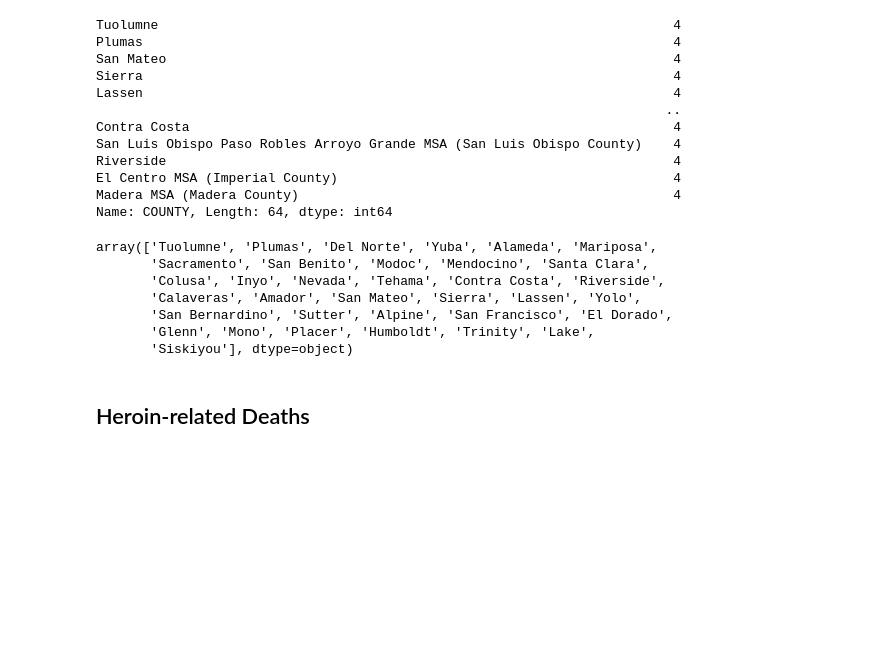
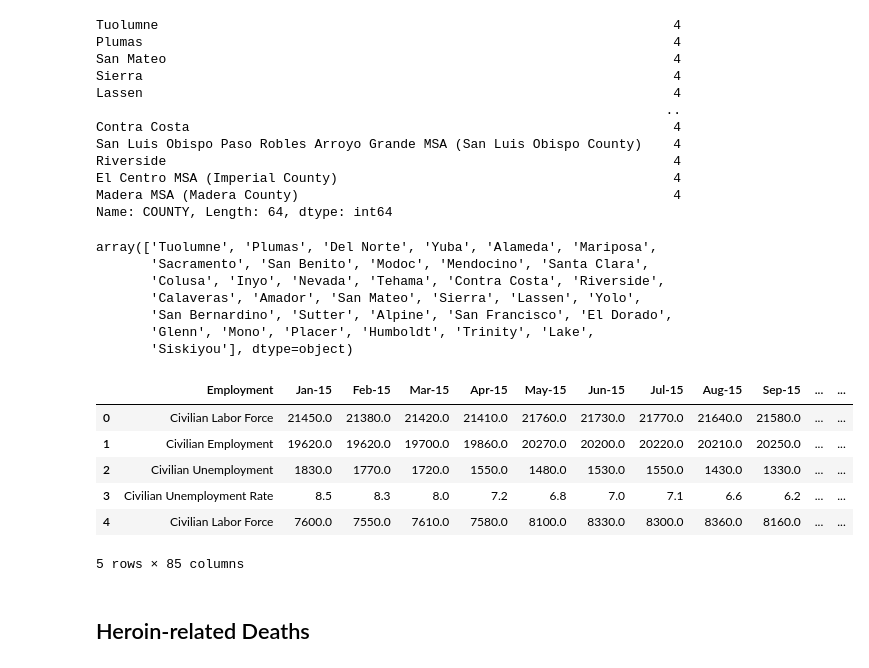
Before and after one commit to mellanyquiroz/DS4A-Team-69-Project, a Jupyter notebook: exploratory data analysis/Data merging.ipynb, the cells around one changed output. Saved outputs shown, nothing was run; the diff lists cells and outputs as text; code cells hidden in the pictures; blank space fills up the shorter version.

Commit message:
clean employment data by county

```diff
--- a/exploratory data analysis/Data merging.ipynb
+++ b/exploratory data analysis/Data merging.ipynb
@@ -140,5 +140,17 @@ array(['Tuolumne', 'Plumas', 'Del Norte', 'Yuba', 'Alameda', 'Mariposa',
        'San Bernardino', 'Sutter', 'Alpine', 'San Francisco', 'El Dorado',
        'Glenn', 'Mono', 'Placer', 'Humboldt', 'Trinity', 'Lake',
        'Siskiyou'], dtype=object)
+# %%
+# Remove columns
+county_employment_cleaned = county_employment_cleaned.drop(columns=["Unnamed: 0","to_delete"])
+county_employment_cleaned.head()
+# %% [output]
+|  | Employment | Jan-15 | Feb-15 | Mar-15 | Apr-15 | May-15 | Jun-15 | Jul-15 | Aug-15 | Sep-15 | ... | ... |
+| 0 | Civilian Labor Force | 21450.0 | 21380.0 | 21420.0 | 21410.0 | 21760.0 | 21730.0 | 21770.0 | 21640.0 | 21580.0 | ... | ... |
+| 1 | Civilian Employment | 19620.0 | 19620.0 | 19700.0 | 19860.0 | 20270.0 | 20200.0 | 20220.0 | 20210.0 | 20250.0 | ... | ... |
+| 2 | Civilian Unemployment | 1830.0 | 1770.0 | 1720.0 | 1550.0 | 1480.0 | 1530.0 | 1550.0 | 1430.0 | 1330.0 | ... | ... |
+| 3 | Civilian Unemployment Rate | 8.5 | 8.3 | 8.0 | 7.2 | 6.8 | 7.0 | 7.1 | 6.6 | 6.2 | ... | ... |
+| 4 | Civilian Labor Force | 7600.0 | 7550.0 | 7610.0 | 7580.0 | 8100.0 | 8330.0 | 8300.0 | 8360.0 | 8160.0 | ... | ... |
+5 rows × 85 columns
 # %%
 # save to file for individual EDA work
```
Also changed, not shown: parts of 2 cells of this notebook, 1 other file.
